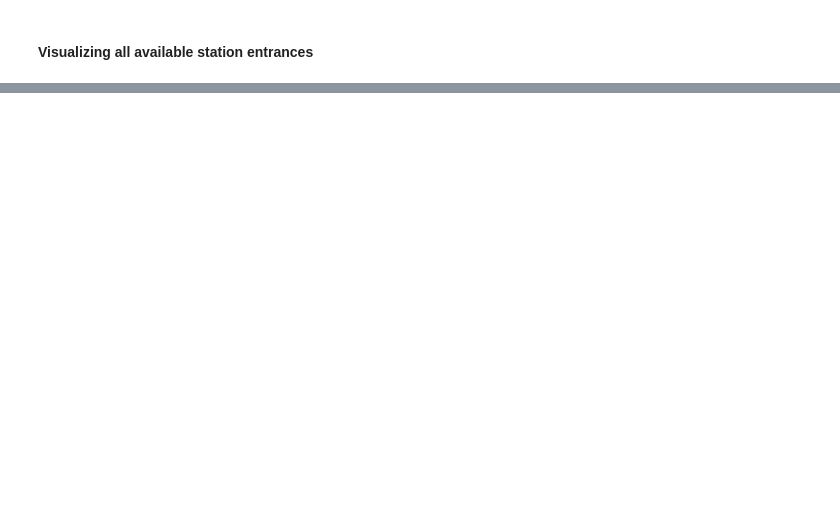
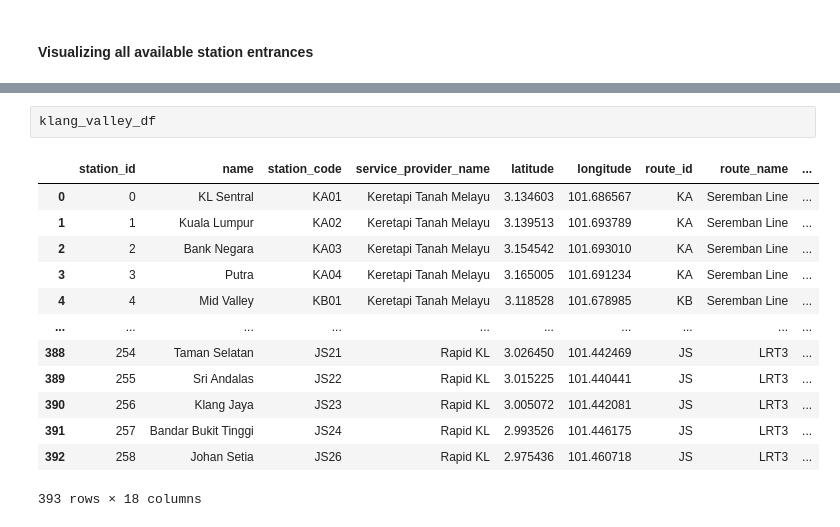
Before and after one commit to nabilersyad/transit-stations-database, a Jupyter notebook: 0_mapping-stations.ipynb, the cells around one changed output, grey strips where cells are left out. Drawn from its saved outputs; the diff is of its cells as text; blank space fills up the shorter version.

```diff
--- a/0_mapping-stations.ipynb
+++ b/0_mapping-stations.ipynb
@@ -116,0 +193,16 @@ map
+# %%
+klang_valley_df
+# %% [output]
+|  | station_id | name | station_code | service_provider_name | latitude | longitude | route_id | route_name | ... |
+| 0 | 0 | KL Sentral | KA01 | Keretapi Tanah Melayu | 3.134603 | 101.686567 | KA | Seremban Line | ... |
+| 1 | 1 | Kuala Lumpur | KA02 | Keretapi Tanah Melayu | 3.139513 | 101.693789 | KA | Seremban Line | ... |
+| 2 | 2 | Bank Negara | KA03 | Keretapi Tanah Melayu | 3.154542 | 101.693010 | KA | Seremban Line | ... |
+| 3 | 3 | Putra | KA04 | Keretapi Tanah Melayu | 3.165005 | 101.691234 | KA | Seremban Line | ... |
+| 4 | 4 | Mid Valley | KB01 | Keretapi Tanah Melayu | 3.118528 | 101.678985 | KB | Seremban Line | ... |
+| ... | ... | ... | ... | ... | ... | ... | ... | ... | ... |
+| 388 | 254 | Taman Selatan | JS21 | Rapid KL | 3.026450 | 101.442469 | JS | LRT3 | ... |
+| 389 | 255 | Sri Andalas | JS22 | Rapid KL | 3.015225 | 101.440441 | JS | LRT3 | ... |
+| 390 | 256 | Klang Jaya | JS23 | Rapid KL | 3.005072 | 101.442081 | JS | LRT3 | ... |
+| 391 | 257 | Bandar Bukit Tinggi | JS24 | Rapid KL | 2.993526 | 101.446175 | JS | LRT3 | ... |
+| 392 | 258 | Johan Setia | JS26 | Rapid KL | 2.975436 | 101.460718 | JS | LRT3 | ... |
+393 rows × 18 columns
```
Also changed, not shown: parts of 5 cells of this notebook, 9 other files.
